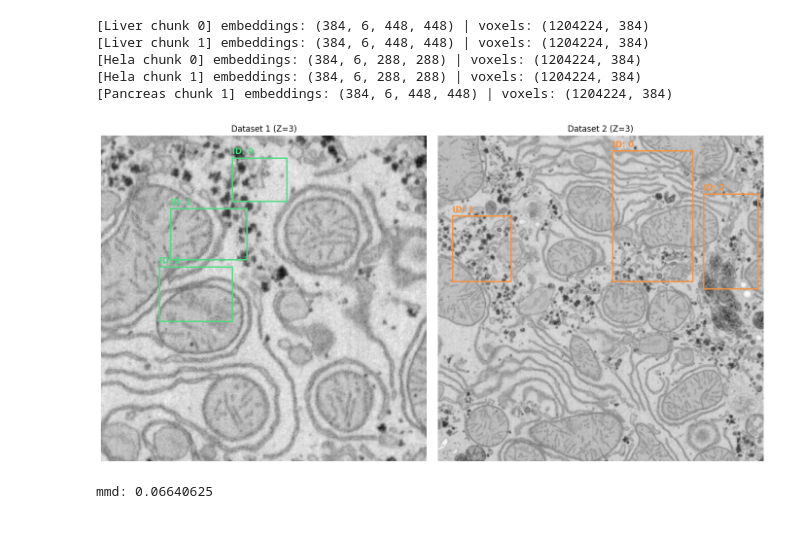
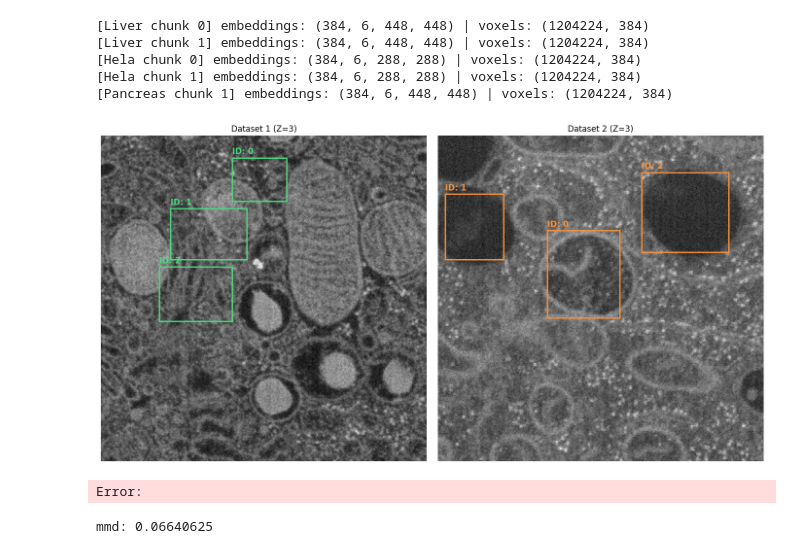
Before and after one commit to captainKLSH/HHMI_Janelia_AI_Engineer, a Jupyter notebook: research/04_crossretrival.ipynb, the cells around one changed output. Drawn from its saved outputs; the diff is of its cells as text; code cells hidden in the pictures.

```diff
--- a/research/04_crossretrival.ipynb
+++ b/research/04_crossretrival.ipynb
@@ -463,6 +463,7 @@ print(
 # %%
 import matplotlib.pyplot as plt
 import matplotlib.patches as mpatches
+import numpy as np
 
 # Your box data
 mito_boxes_ds1 = [
@@ -472,9 +473,9 @@ mito_boxes_ds1 = [
 ]
 
 mito_boxes_ds2 = [
-    {'id': 0, 'z': 3, 'y_min': 20, 'y_max': 200, 'x_min': 240, 'x_max': 350},
-    {'id': 1, 'z': 3, 'y_min': 110,  'y_max': 200, 'x_min': 20, 'x_max': 100},
-    {'id': 2, 'z': 3, 'y_min': 80, 'y_max': 210, 'x_min': 365,  'x_max': 440},
+    {'id': 0, 'z': 3, 'y_min': 130, 'y_max': 250, 'x_min': 150, 'x_max': 250},
+    {'id': 1, 'z': 3, 'y_min': 80,  'y_max': 170, 'x_min': 10, 'x_max': 90},
+    {'id': 2, 'z': 3, 'y_min': 50, 'y_max': 160, 'x_min': 280,  'x_max': 400},
 
 ]
 
@@ -511,35 +512,39 @@ def plot_boxes_side_by_side(z_slice, raw_a, raw_b, boxes_1, boxes_2):
     axes[1].imshow(raw_b[z_slice], cmap='gray')
     axes[1].set_title(f"Dataset 2 (Z={z_slice})")
     axes[1].axis('off')
 
     # Loop through the second list of boxes
     for box in boxes_2:
         if box['z'] == z_slice:
             # Calculate width and height
             w = box['x_max'] - box['x_min']
             h = box['y_max'] - box['y_min']
 
             # Draw the box (Neon Orange)
             rect = mpatches.Rectangle(
                 (box['x_min'], box['y_min']), w, h,
                 linewidth=2, edgecolor='#fb923c', facecolor='none'
             )
             axes[1].add_patch(rect)
             axes[1].text(box['x_min'], box['y_min']-5, f"ID: {box['id']}",
                          color='#fb923c', fontsize=12, fontweight='bold')
 
     plt.tight_layout()
     plt.show()
 
 # --- Execution ---
 # Let's look at Z-slice 3 (where ID 1 lives)
 # Assuming raw_a and raw_b are already loaded from your previous steps
-plot_boxes_side_by_side(z_slice=3, raw_a=raw1, raw_b=raw2, boxes_1=mito_boxes_ds1, boxes_2=mito_boxes_ds2)
+raw_path_5='artifacts/data_ingestion/ps1.npy'
+raw5 = np.load(raw_path_5)
+raw6=np.load('artifacts/data_ingestion/ts0.npy')
+plot_boxes_side_by_side(z_slice=3, raw_a=raw5, raw_b=raw6, boxes_1=mito_boxes_ds1, boxes_2=mito_boxes_ds2)
 
 # Try Z-slice 2 to see ID 0!
 # plot_boxes_side_by_side(z_slice=2, raw_a=raw_a, raw_b=raw_b, boxes_1=mito_boxes_ds1, boxes_2=mito_boxes_ds2)
 # %% [output]
-[figure, old version]
+[figure, new version]
+Error:
 # %%
 n_samples= 5000
 idx1 = np.random.choice(len(flat1), n_samples, replace=False)
```
Also changed, not shown: 27 other files.
